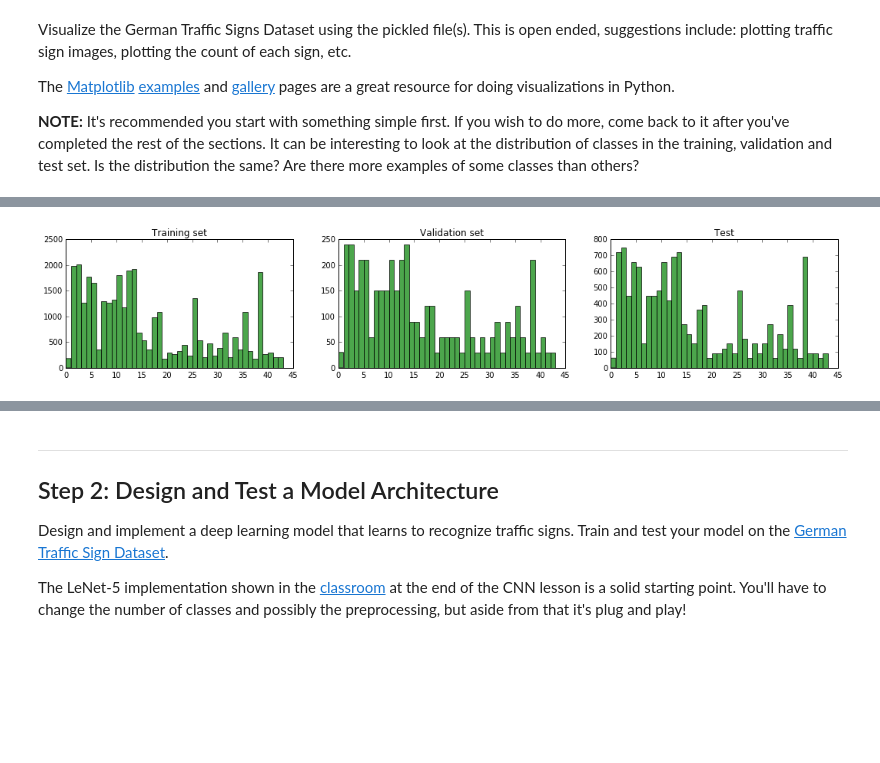
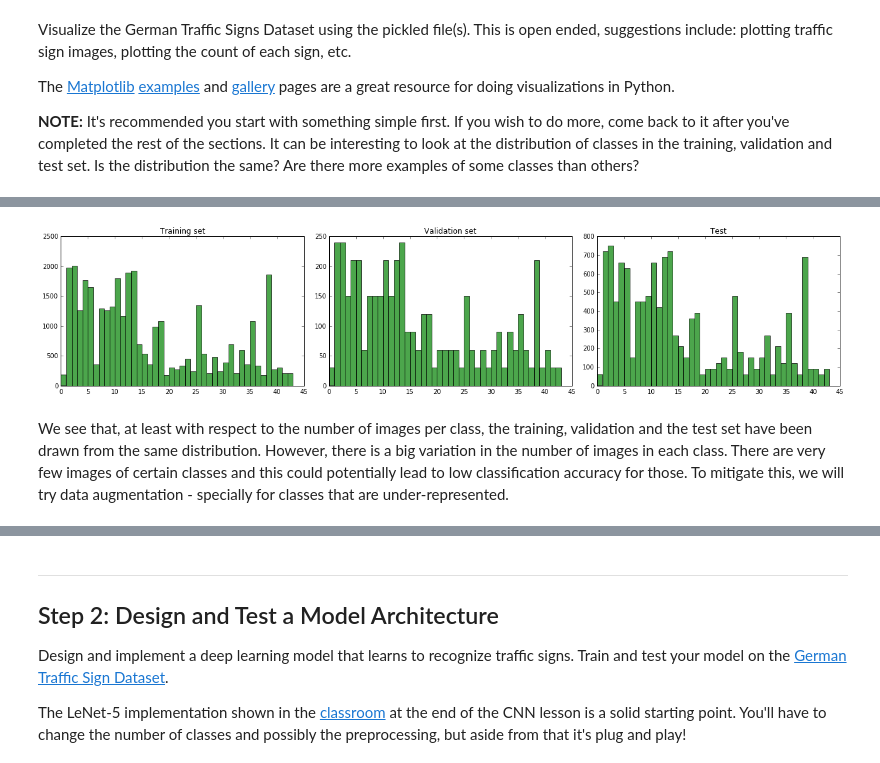
Before and after one commit to precyon/Traffic-Sign-Classifier, a Jupyter notebook: Traffic_Sign_Classifier.ipynb, the cells around one changed output, grey strips where cells are left out. Drawn from its saved outputs; the diff is of its cells as text; code cells hidden in the pictures; blank space fills up the shorter version.

```diff
--- a/Traffic_Sign_Classifier.ipynb
+++ b/Traffic_Sign_Classifier.ipynb
@@ -98,20 +98,27 @@ The [Matplotlib](http://matplotlib.org/) [examples](http://matplotlib.org/exampl
 
 **NOTE:** It's recommended you start with something simple first. If you wish to do more, come back to it after you've completed the rest of the sections. It can be interesting to look at the distribution of classes in the training, validation and test set. Is the distribution the same? Are there more examples of some classes than others?
 # %%
-# Print 10 random images from each class from the training set
+# Chose 10 random classes. Print 15 random images from each class
 
-for sign in range(n):
-    #Get images for this sign
-    print("Sign %i: %s" % (sign, signNames[sign]))
-    imgsSign = x_train[y_train==sign]
-    #choose 10 random signs
-    imgsSign = imgsSign[np.random.randint(low=0, high=imgsSign.shape[0], size=15), :,:,:]
-    fig = plt.figure(figsize = (13, 1))
-    for i in range(15):
-        plt.subplot(1, 15, i+1)
-        plt.imshow(imgsSign[i,:,:,:])
-        plt.xticks([])
-        plt.yticks([])
-    fig.tight_layout()
-    plt.show()
+def showRandomImagesFromDataset(x, y, numClassesToShow, numImgsPerClass, names):
+
+    classesToShow = np.random.randint(low=0, high=n_classes, size=numClassesToShow)
+
+    for sign in classesToShow:
+        #Get images for this sign
+        print("Sign %i: %s" % (sign, names[sign]))
+        imgsSign = x[y==sign]
+        #choose 10 random signs
+        imgsSign = imgsSign[np.random.randint(low=0, high=imgsSign.shape[0], size=numImgsPerClass), :,:,:]
+        fig = plt.figure(figsize = (13, 1))
+        for i in range(numImgsPerClass):
+            plt.subplot(1, numImgsPerClass, i+1)
+            plt.imshow(imgsSign[i,:,:,:])
+            plt.xticks([])
+            plt.yticks([])
+        fig.tight_layout()
+        plt.show()
+
+
+showRandomImagesFromDataset(x_train, y_train, numClassesToShow=10, numImgsPerClass=15, names=signNames)
 # %% [output]
@@ -128,13 +138,16 @@ Sign 4: Speed limit (70km/h)
 # %%
 #Distributions of the training, validation and the test sets
 
 yData = [y_train, y_valid, y_test]
-compFig = plt.figure(figsize=(18, 3))
+compFig = plt.figure(figsize=(18, 4))
 for i in range(3):
     ax = plt.subplot(1, 3, i+1)
     ax.set_title(["Training set", "Validation set", "Test"][i])
     plt.hist(yData[i], bins=np.arange(yData[i].min(), yData[i].max()+2), color="green", alpha=0.7)
 
+compFig.tight_layout()
 plt.show()
 # %% [output]
-[figure, old version]
+[figure, new version]
+# %% [markdown]
+We see that, at least with respect to the number of images per class, the training, validation and the test set have been drawn from the same distribution. However, there is a big variation in the number of images in each class. There are very few images of certain classes and this could potentially lead to low classification accuracy for those. To mitigate this, we will try data augmentation - specially for classes that are under-represented.
```
Also changed, not shown: parts of 3 cells of this notebook.
